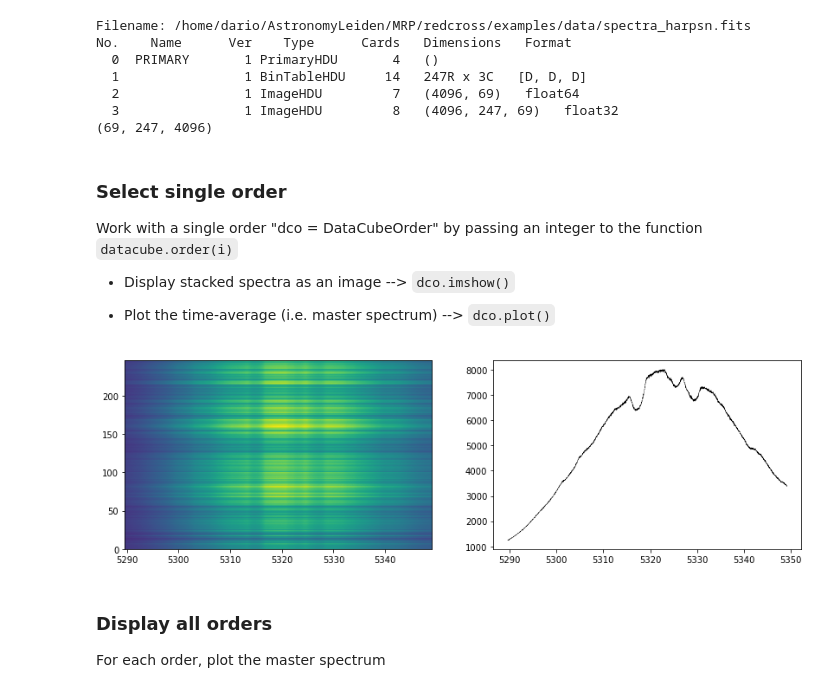
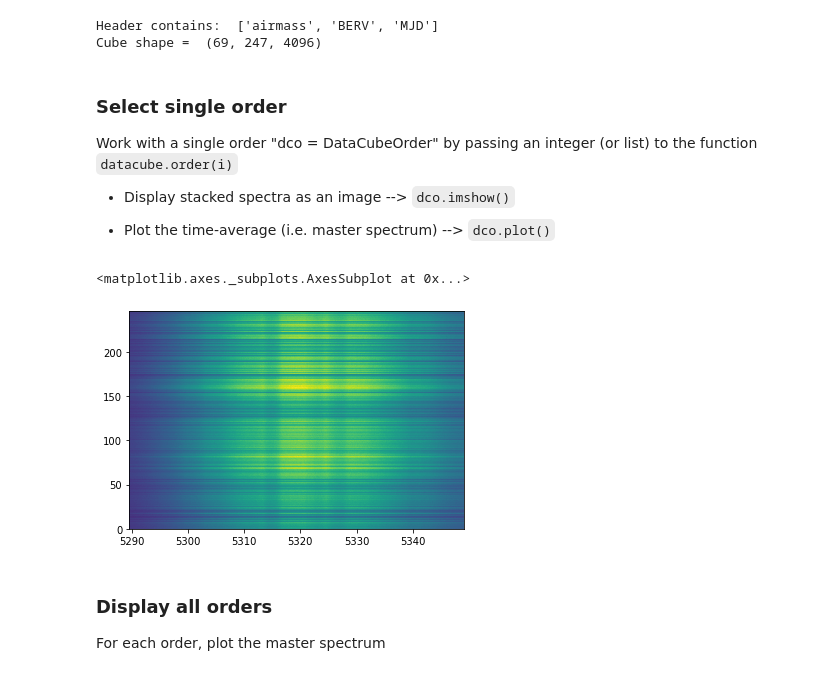
Before and after one commit to DGonzalezPicos/redcross, a Jupyter notebook: examples/00-Quickstart.ipynb, the cells around one changed output. Saved outputs shown, nothing was run; the diff lists cells and outputs as text; code cells hidden in the pictures.

```diff
--- a/examples/00-Quickstart.ipynb
+++ b/examples/00-Quickstart.ipynb
@@ -30,39 +28,36 @@ The main parameters are a
 file = '/home/dario/AstronomyLeiden/MRP/redcross/examples/data/spectra_harpsn.fits'
 
 with fits.open(file) as hdul:
-    hdul.info()
-    meta = hdul[1].data
+#     hdul.info()
+    header = hdul[1].data
     wave = hdul[2].data
     flux = hdul[3].data
 
+print('Header contains: ', header.columns.names)
 dc = Datacube(wlt=wave, flux=flux)
-dc.airmass, dc.BERV, dc.MJD = meta.airmass, meta.BERV, meta.MJD
+# Alternatively, pass dictionary as **argument to Datacube()
+dc.airmass, dc.BERV, dc.MJD = header.airmass, header.BERV, header.MJD
 
-print(dc.shape)
+print('Cube shape = ', dc.shape)
 # %% [output]
-Filename: /home/dario/AstronomyLeiden/MRP/redcross/examples/data/spectra_harpsn.fits
-No.    Name      Ver    Type      Cards   Dimensions   Format
-  0  PRIMARY       1 PrimaryHDU       4   ()
-  1                1 BinTableHDU     14   247R x 3C   [D, D, D]
-  2                1 ImageHDU         7   (4096, 69)   float64
-  3                1 ImageHDU         8   (4096, 247, 69)   float32
-(69, 247, 4096)
+Header contains:  ['airmass', 'BERV', 'MJD']
+Cube shape =  (69, 247, 4096)
 # %% [markdown]
 ### Select single order
-Work with a single order "dco = DataCubeOrder" by passing an integer to the function `datacube.order(i)`
+Work with a single order "dco = DataCubeOrder" by passing an integer (or list) to the function `datacube.order(i)`
 
 * Display stacked spectra as an image --> `dco.imshow()`
 
 * Plot the time-average (i.e. master spectrum) --> `dco.plot()`
-# %%
-dco = dc.order(42)
-
-fig, ax = plt.subplots(1,2,figsize=(14,4))
-dco.imshow(ax=ax[0])
-dco.plot(ax=ax[1], lw=0.25, c='k') # pass optional arguments accepted by plt.plot()
-plt.show()
-# %% [output]
-[figure, removed]
+# %%
+dco = dc.order(42)
+
+# utility function to display the datacube
+# y-axis: Frame number, x-axis: Wavelength (A)
+dco.imshow()
+# %% [output]
+<matplotlib.axes._subplots.AxesSubplot at 0x...>
+[figure, added]
 # %% [markdown]
 ### Display all orders
 For each order, plot the master spectrum
```
Also changed, not shown: parts of 20 cells of this notebook.
